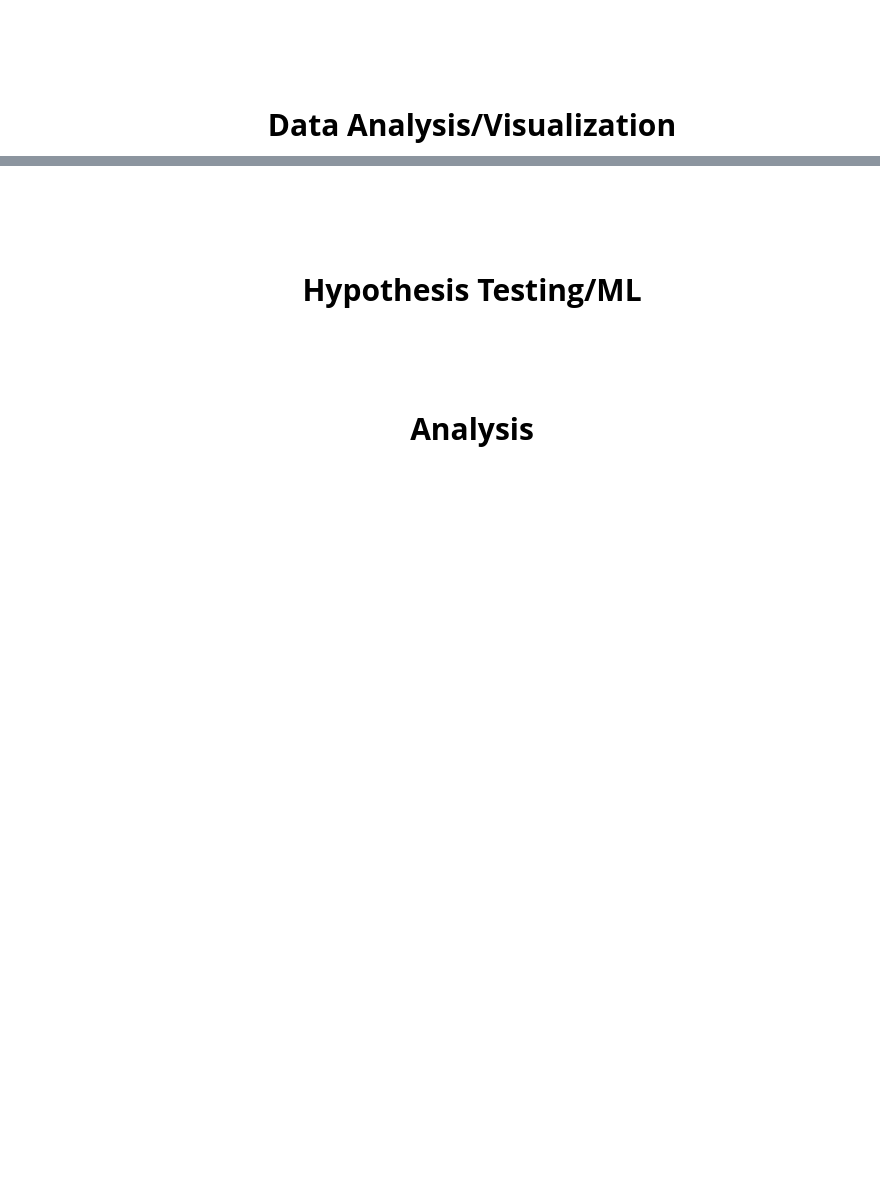
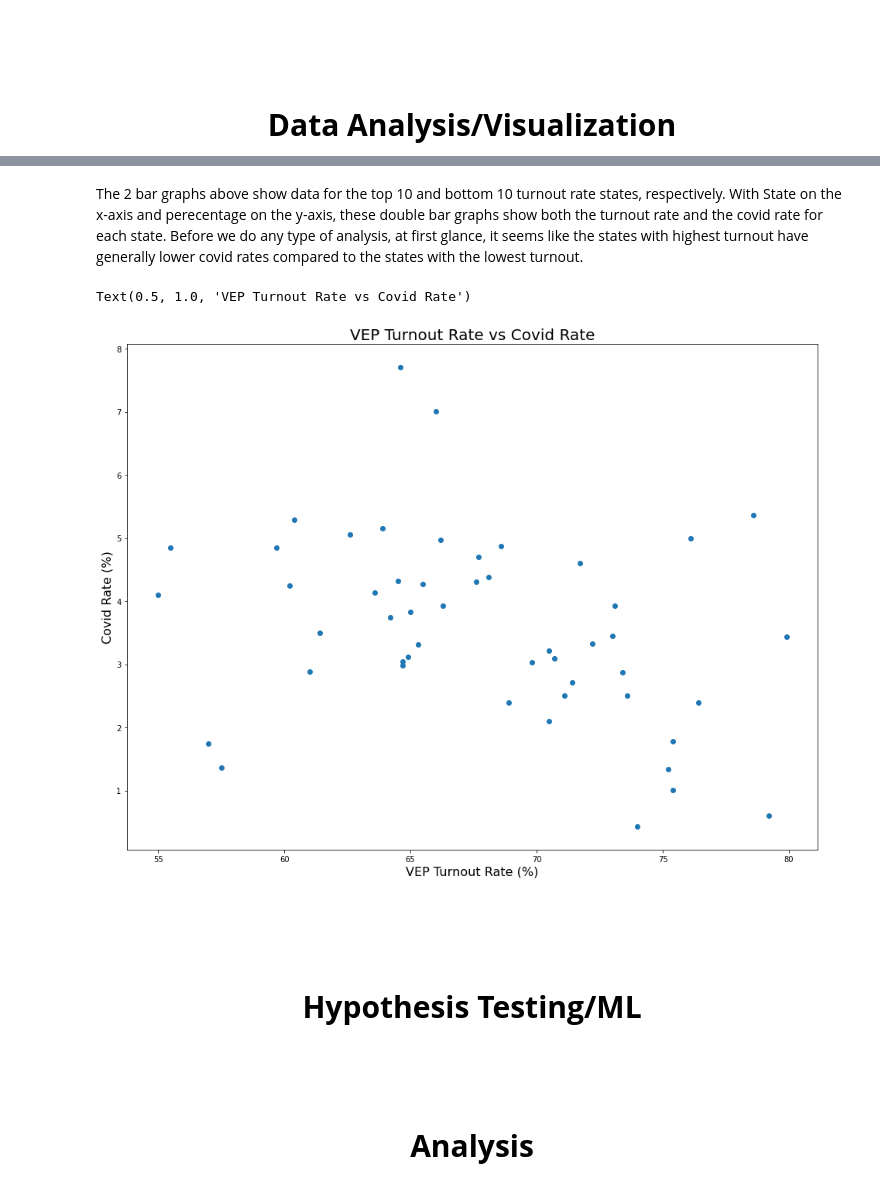
Before and after one commit to Nnaga1/COVID19-and-the-2020-election, a Jupyter notebook: final_tut.ipynb, the cells around one changed output, grey strips where cells are left out. Cells and saved outputs as stored; diff of their text form; code cells hidden in the pictures; blank space fills up the shorter version.

```diff
--- a/final_tut.ipynb
+++ b/final_tut.ipynb
@@ -160,3 +160,14 @@ Text(0, 0.5, 'Percentage (%)')
+# %% [markdown]
+The 2 bar graphs above show data for the top 10 and bottom 10 turnout rate states, respectively.  With State on the x-axis and perecentage on the y-axis, these double bar graphs show both the turnout rate and the covid rate for each state.  Before we do any type of analysis, at first glance, it seems like the states with highest turnout have generally lower covid rates compared to the states with the lowest turnout.
+# %%
+plt.figure(figsize=(16,12))
+plt.scatter(final_data['VEP Turnout Rate'], final_data['Covid Cases to Population Ratio'])
+plt.xlabel('VEP Turnout Rate (%)', fontsize=16)
+plt.ylabel('Covid Rate (%)', fontsize=16)
+plt.title('VEP Turnout Rate vs Covid Rate', fontsize=20)
+# %% [output]
+Text(0.5, 1.0, 'VEP Turnout Rate vs Covid Rate')
+[figure, added]
 # %% [markdown]
 <br><br><br><br>
 <center><div style="font-size: 30px"> <b>Hypothesis Testing/ML</b> </center>
```
Also changed, not shown: parts of 3 cells of this notebook.
